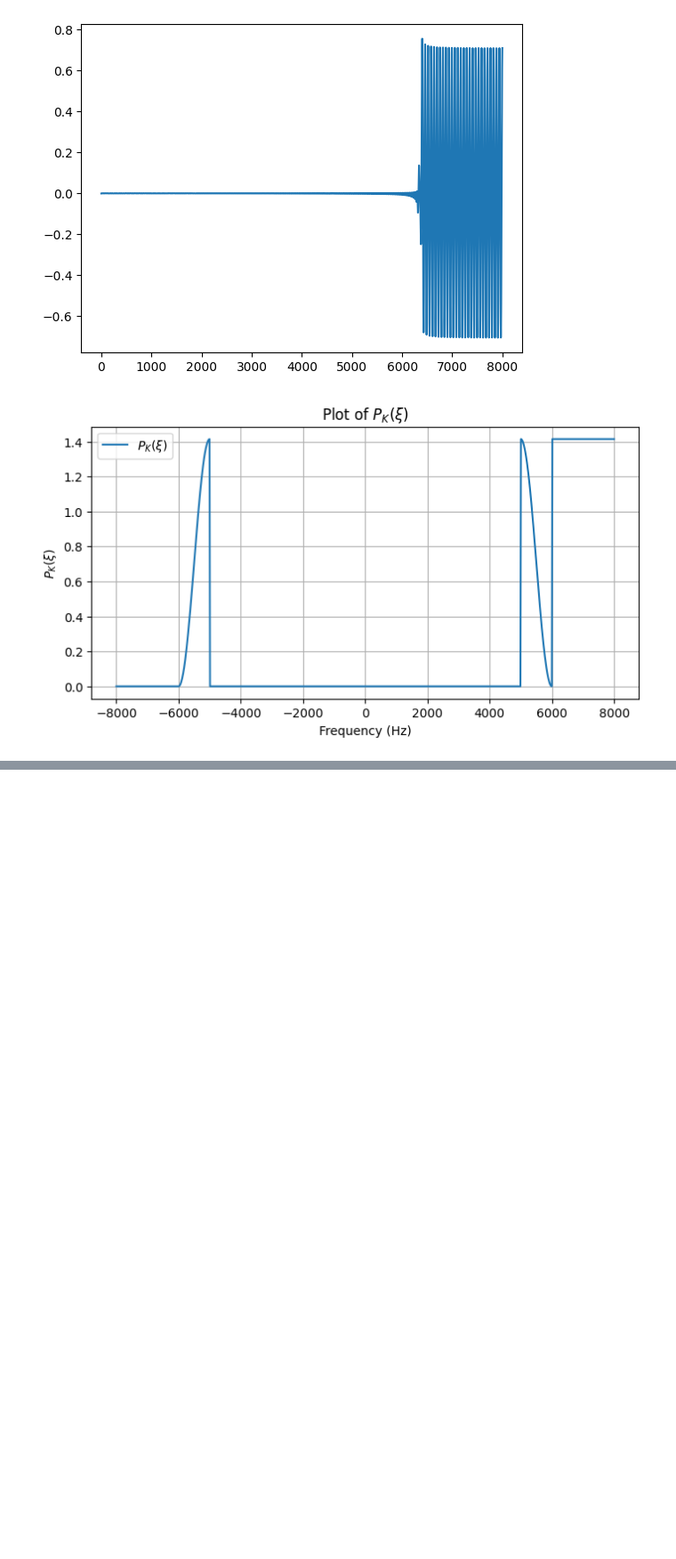
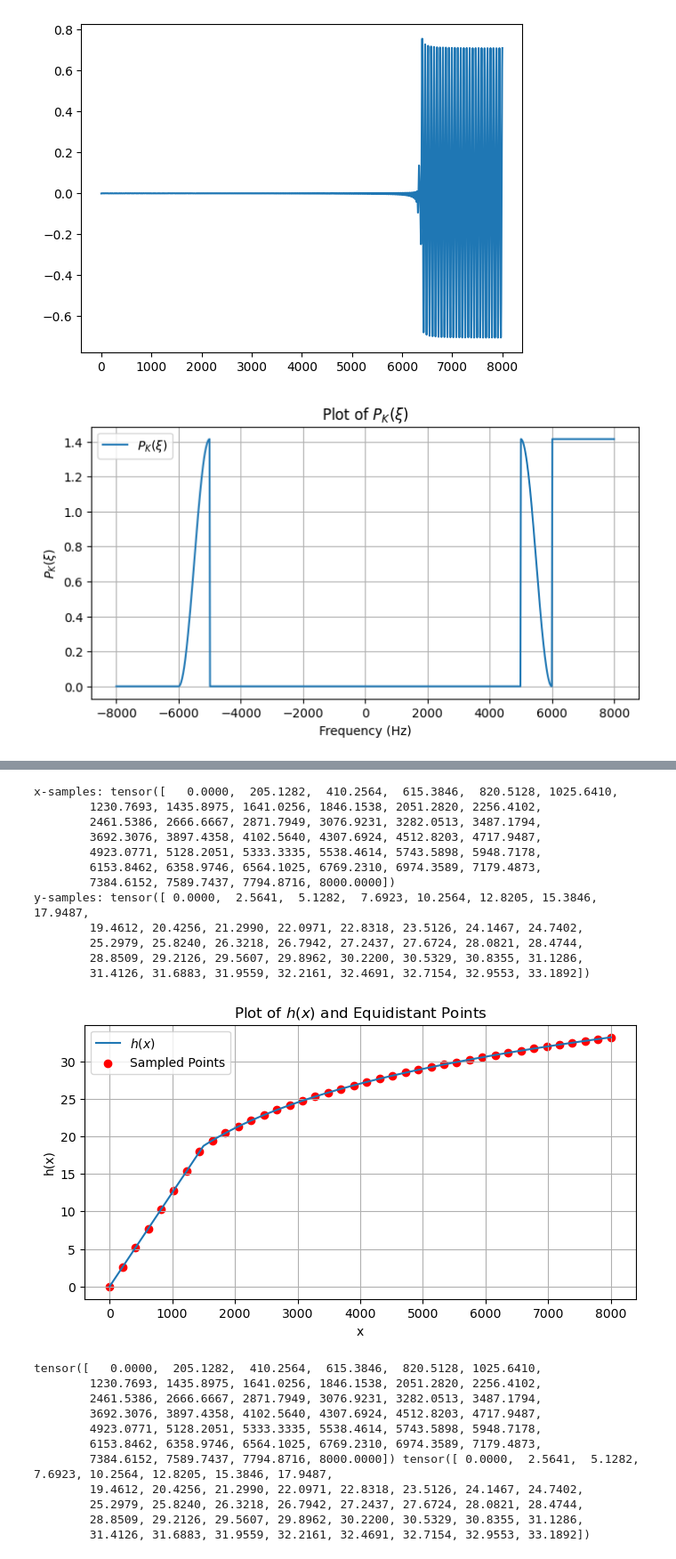
Before and after one commit to danedane-haider/HybrA-Filterbanks, a Jupyter notebook: high_pass.ipynb, the cells around one changed output, grey strips where cells are left out. Shown at 89% size. Saved outputs shown, nothing was run; the diff lists cells and outputs as text; code cells hidden in the pictures; blank space fills up the shorter version.

```diff
--- a/high_pass.ipynb
+++ b/high_pass.ipynb
@@ -124,0 +219,60 @@ plt.show()
+# %%
+import torch
+
+def f(x):
+    return 1/80 * x
+
+def g(x):
+    return 9.2645 * torch.sign(x) * torch.log(1 + torch.abs(x) * 0.00437)
+
+def h(x):
+    return torch.minimum(f(x), g(x))
+
+# Sample in an equidistant manner in x
+M = 40
+x_samples = torch.linspace(0, 8000, M)  # Equally spaced in x
+y_samples = h(x_samples)
+
+print("x-samples:", x_samples)
+print("y-samples:", y_samples)
+
+
+plt.figure(figsize=(8, 4))
+#plt.plot(x, y_f, label='$f(x) = 2x$')
+#plt.plot(x, y_g, label='$g(x) = 9.2645 log(1 + 0.00437x)$')
+plt.plot(x, h(x), label='$h(x)$')
+
+plt.scatter(x_samples, y_samples, color='red', label='Sampled Points')
+plt.xlabel('x')
+plt.ylabel('h(x)')
+plt.title('Plot of $h(x)$ and Equidistant Points')
+plt.legend()
+plt.grid()
+plt.show()
+
+print(x_samples, y_samples)
+# %% [output]
+x-samples: tensor([   0.0000,  205.1282,  410.2564,  615.3846,  820.5128, 1025.6410,
+        1230.7693, 1435.8975, 1641.0256, 1846.1538, 2051.2820, 2256.4102,
+        2461.5386, 2666.6667, 2871.7949, 3076.9231, 3282.0513, 3487.1794,
+        3692.3076, 3897.4358, 4102.5640, 4307.6924, 4512.8203, 4717.9487,
+        4923.0771, 5128.2051, 5333.3335, 5538.4614, 5743.5898, 5948.7178,
+        6153.8462, 6358.9746, 6564.1025, 6769.2310, 6974.3589, 7179.4873,
+        7384.6152, 7589.7437, 7794.8716, 8000.0000])
+y-samples: tensor([ 0.0000,  2.5641,  5.1282,  7.6923, 10.2564, 12.8205, 15.3846, 17.9487,
+        19.4612, 20.4256, 21.2990, 22.0971, 22.8318, 23.5126, 24.1467, 24.7402,
+        25.2979, 25.8240, 26.3218, 26.7942, 27.2437, 27.6724, 28.0821, 28.4744,
+        28.8509, 29.2126, 29.5607, 29.8962, 30.2200, 30.5329, 30.8355, 31.1286,
+        31.4126, 31.6883, 31.9559, 32.2161, 32.4691, 32.7154, 32.9553, 33.1892])
+[figure, added]
+tensor([   0.0000,  205.1282,  410.2564,  615.3846,  820.5128, 1025.6410,
+        1230.7693, 1435.8975, 1641.0256, 1846.1538, 2051.2820, 2256.4102,
+        2461.5386, 2666.6667, 2871.7949, 3076.9231, 3282.0513, 3487.1794,
+        3692.3076, 3897.4358, 4102.5640, 4307.6924, 4512.8203, 4717.9487,
+        4923.0771, 5128.2051, 5333.3335, 5538.4614, 5743.5898, 5948.7178,
+        6153.8462, 6358.9746, 6564.1025, 6769.2310, 6974.3589, 7179.4873,
+        7384.6152, 7589.7437, 7794.8716, 8000.0000]) tensor([ 0.0000,  2.5641,  5.1282,  7.6923, 10.2564, 12.8205, 15.3846, 17.9487,
+        19.4612, 20.4256, 21.2990, 22.0971, 22.8318, 23.5126, 24.1467, 24.7402,
+        25.2979, 25.8240, 26.3218, 26.7942, 27.2437, 27.6724, 28.0821, 28.4744,
+        28.8509, 29.2126, 29.5607, 29.8962, 30.2200, 30.5329, 30.8355, 31.1286,
+        31.4126, 31.6883, 31.9559, 32.2161, 32.4691, 32.7154, 32.9553, 33.1892])
```
Also changed, not shown: parts of 5 cells of this notebook, 2 other files.
